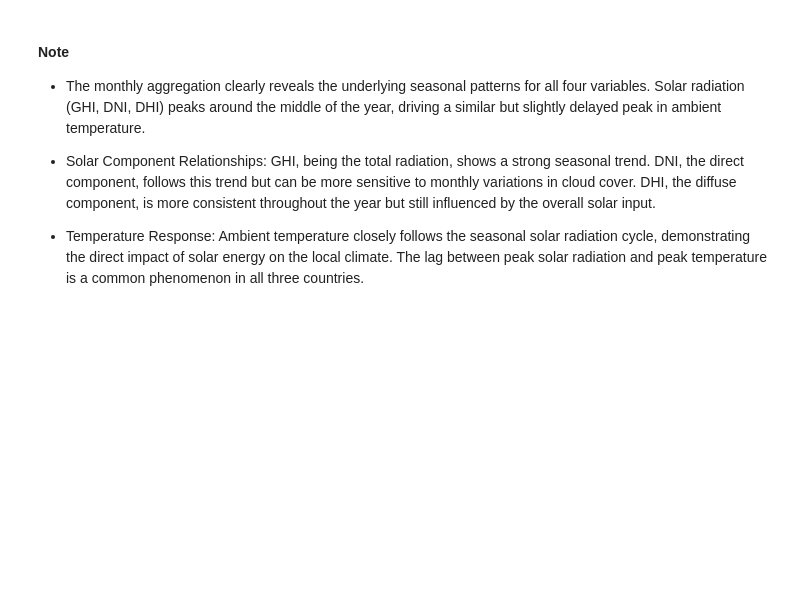
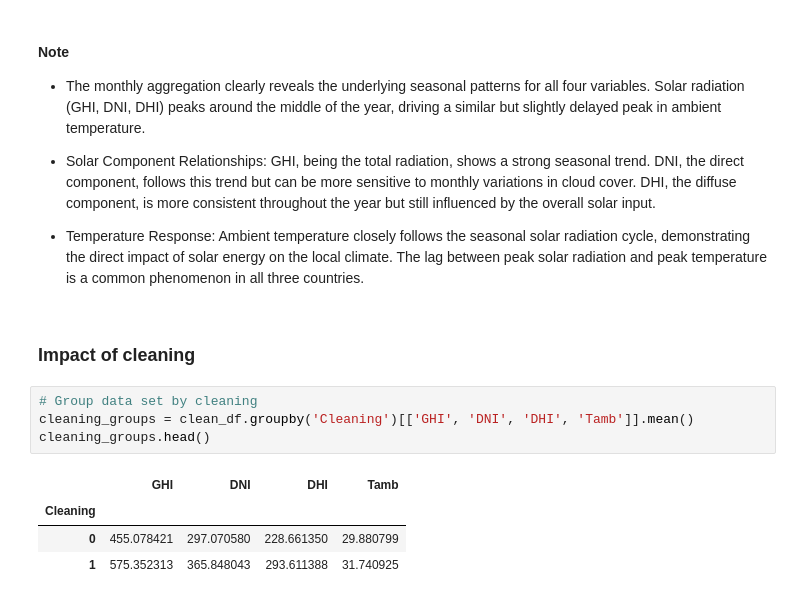
Before and after one commit to Ty-Miki/solar-challenge-week0, a Jupyter notebook: notebooks/eda_togo.ipynb, the cells around one changed output. Cells and saved outputs as stored; diff of their text form; blank space fills up the shorter version.

```diff
--- a/notebooks/eda_togo.ipynb
+++ b/notebooks/eda_togo.ipynb
@@ -307,3 +307,14 @@ plot_gen.plot_time_series(df=monthly_agg, columns=['GHI', 'DNI', 'DHI', 'Tamb'],
 - Solar Component Relationships: GHI, being the total radiation, shows a strong seasonal trend. DNI, the direct component, follows this trend but can be more sensitive to monthly variations in cloud cover. DHI, the diffuse component, is more consistent throughout the year but still influenced by the overall solar input.
 
 - Temperature Response: Ambient temperature closely follows the seasonal solar radiation cycle, demonstrating the direct impact of solar energy on the local climate. The lag between peak solar radiation and peak temperature is a common phenomenon in all three countries.
+# %% [markdown]
+### Impact of cleaning
+# %%
+# Group data set by cleaning
+cleaning_groups = clean_df.groupby('Cleaning')[['GHI', 'DNI', 'DHI', 'Tamb']].mean()
+cleaning_groups.head()
+# %% [output]
+|  | GHI | DNI | DHI | Tamb |
+| Cleaning |  |  |  |  |
+| 0 | 455.078421 | 297.070580 | 228.661350 | 29.880799 |
+| 1 | 575.352313 | 365.848043 | 293.611388 | 31.740925 |
```
Also changed, not shown: parts of 2 cells of this notebook.
